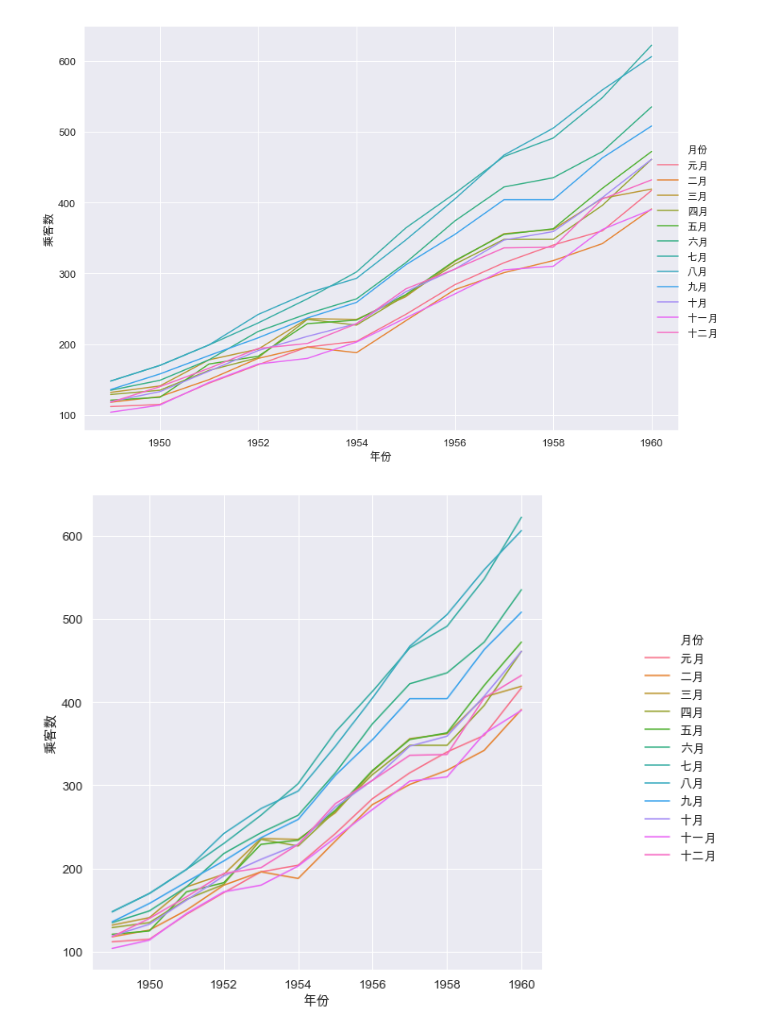
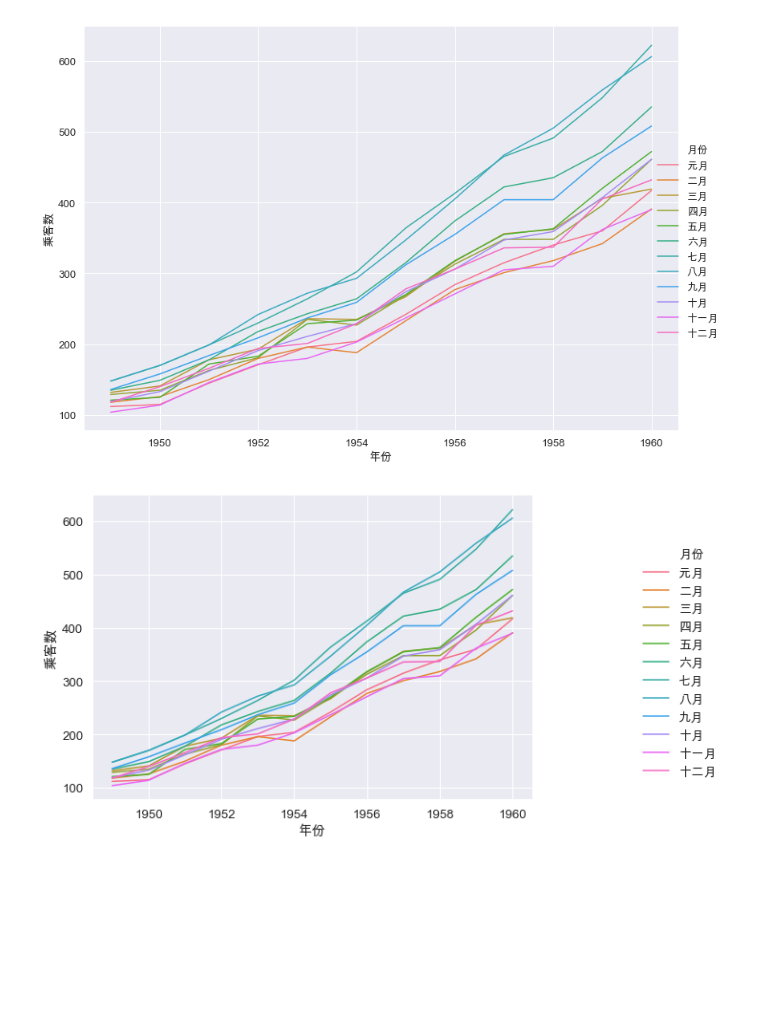
Before and after one commit to nuralik/Seaborn-API-Chinese-Example, a Jupyter notebook: notebook files/relplot.ipynb, the cells around one changed output. Cells and saved outputs as stored; diff of their text form; code cells hidden in the pictures; blank space fills up the shorter version.

```diff
--- a/notebook files/relplot.ipynb
+++ b/notebook files/relplot.ipynb
@@ -112,7 +114,7 @@ plt.gcf().set_size_inches(11.7, 8.27)
 [figure]
 # %%
 g = sns.relplot(data=flights_wide,x="年份", y="乘客数",hue="月份",
-                height=6, aspect=0.7, kind="line")
+                height=2, aspect=2, kind="line")
 plt.gcf().set_size_inches(11.7, 8.27)
 # %% [output]
-[figure, old version]
+[figure, new version]
```
Also changed, not shown: parts of 3 cells of this notebook.
